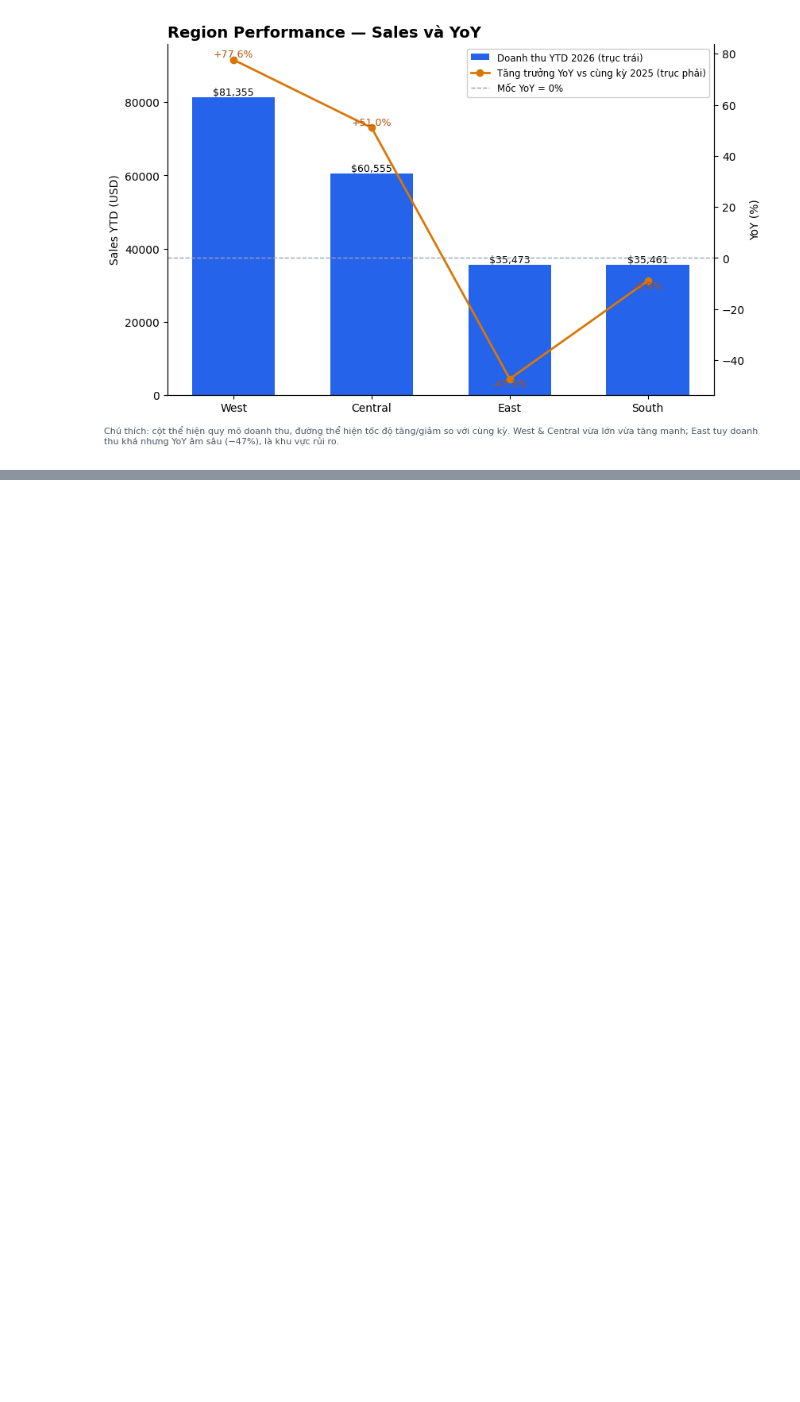
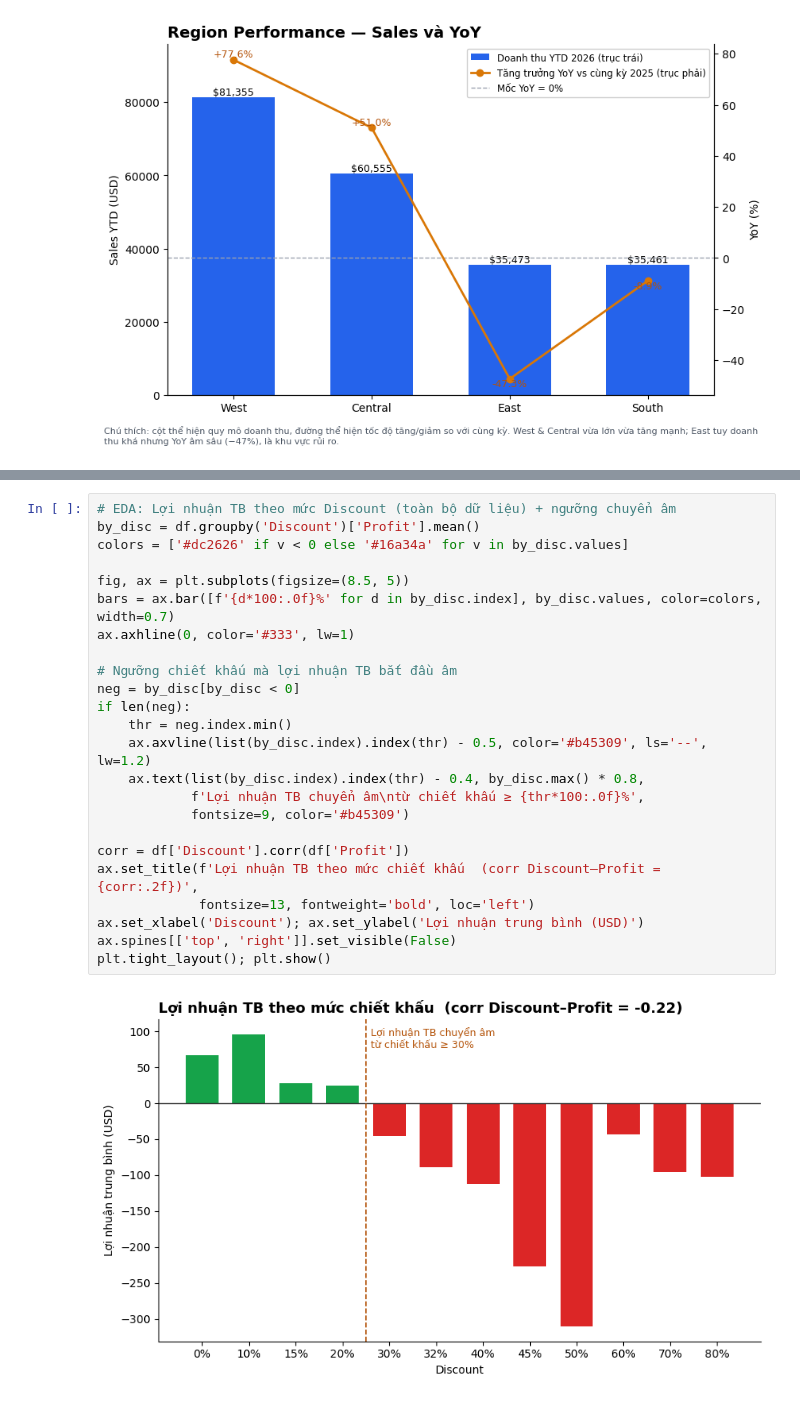
Before and after one commit to khanhnguyenduy147/project-data-visualization, a Jupyter notebook: notebook/test.ipynb, the cells around one changed output, grey strips where cells are left out. Saved outputs shown, nothing was run; the diff lists cells and outputs as text; blank space fills up the shorter version.

```diff
--- a/notebook/test.ipynb
+++ b/notebook/test.ipynb
@@ -146,0 +155,26 @@ plt.show()
+# %%
+# EDA: Lợi nhuận TB theo mức Discount (toàn bộ dữ liệu) + ngưỡng chuyển âm
+by_disc = df.groupby('Discount')['Profit'].mean()
+colors = ['#dc2626' if v < 0 else '#16a34a' for v in by_disc.values]
+
+fig, ax = plt.subplots(figsize=(8.5, 5))
+bars = ax.bar([f'{d*100:.0f}%' for d in by_disc.index], by_disc.values, color=colors, width=0.7)
+ax.axhline(0, color='#333', lw=1)
+
+# Ngưỡng chiết khấu mà lợi nhuận TB bắt đầu âm
+neg = by_disc[by_disc < 0]
+if len(neg):
+    thr = neg.index.min()
+    ax.axvline(list(by_disc.index).index(thr) - 0.5, color='#b45309', ls='--', lw=1.2)
+    ax.text(list(by_disc.index).index(thr) - 0.4, by_disc.max() * 0.8,
+            f'Lợi nhuận TB chuyển âm\ntừ chiết khấu ≥ {thr*100:.0f}%',
+            fontsize=9, color='#b45309')
+
+corr = df['Discount'].corr(df['Profit'])
+ax.set_title(f'Lợi nhuận TB theo mức chiết khấu  (corr Discount–Profit = {corr:.2f})',
+             fontsize=13, fontweight='bold', loc='left')
+ax.set_xlabel('Discount'); ax.set_ylabel('Lợi nhuận trung bình (USD)')
+ax.spines[['top', 'right']].set_visible(False)
+plt.tight_layout(); plt.show()
+# %% [output]
+[figure, added]
```
Also changed, not shown: parts of 8 cells of this notebook, 1 other file.
